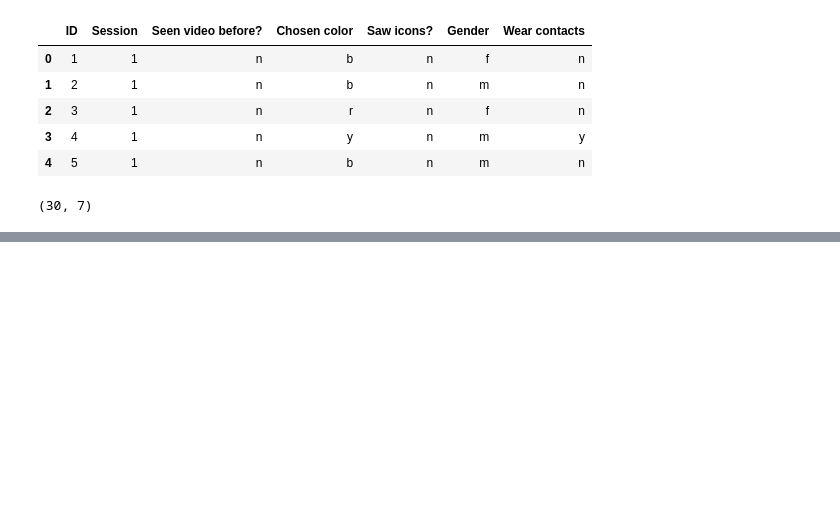
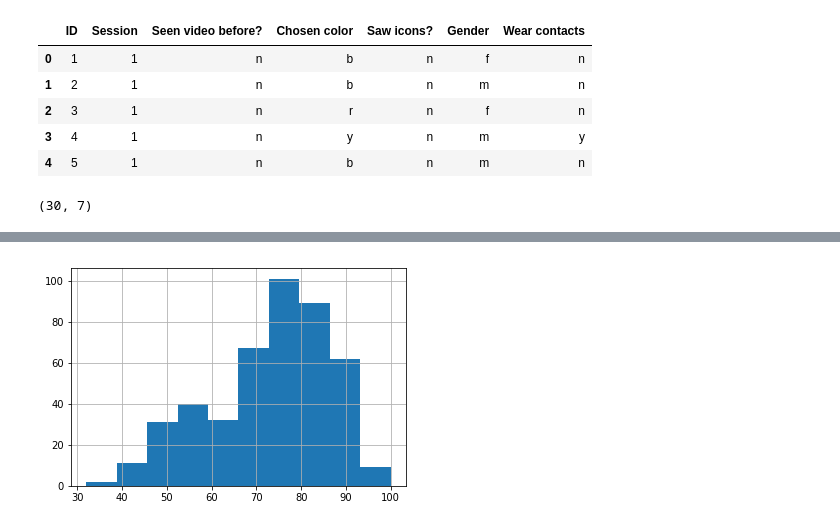
Before and after one commit to VincentG123/ThinkfulBootcamp, a Jupyter notebook: Data Shopping.ipynb, the cells around one changed output, grey strips where cells are left out. Cells and saved outputs as stored; diff of their text form; code cells hidden in the pictures; blank space fills up the shorter version.

```diff
--- a/Data Shopping.ipynb
+++ b/Data Shopping.ipynb
@@ -194,0 +224,2 @@ subject_data.shape
+# %%
+happy_df = pd.read_csv('happy_ahi-cesd.csv')
@@ -194,0 +266,6 @@ subject_data.shape
+# %%
+happy_df.at[26, 'occasion'] = 3
+happy_df.at[27, 'occasion'] = 4
+happy_df.at[28, 'occasion'] = 5
+# %%
+total_participation = happy_df.groupby('id').filter(lambda x: len(x) == 6)
@@ -194,0 +293,5 @@ subject_data.shape
+# %%
+total_participation.ahiTotal.hist()
+plt.show()
+# %% [output]
+[figure, added]
```
Also changed, not shown: parts of 14 cells of this notebook, 2 other files.
